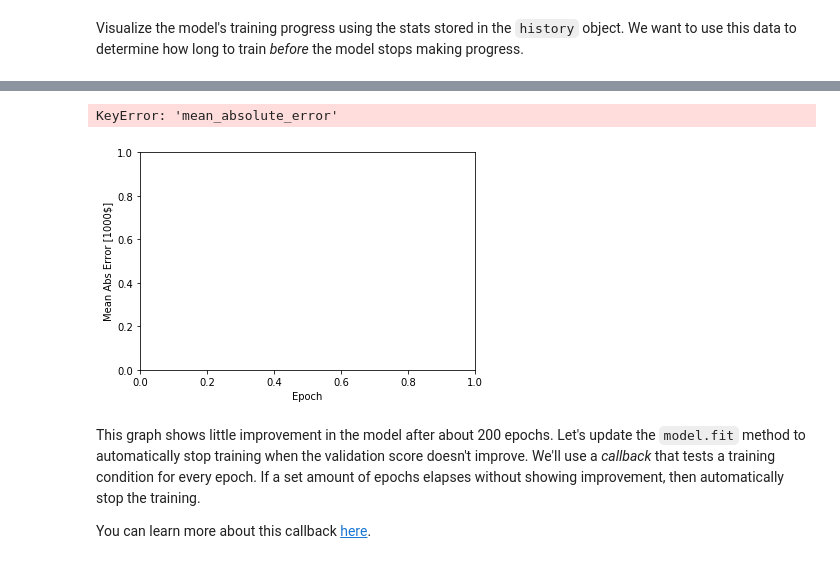
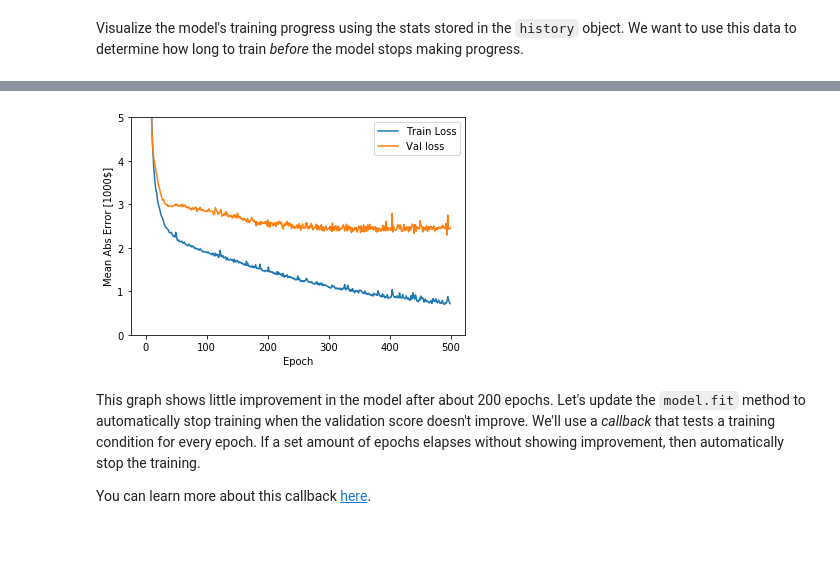
Before and after one commit to schattenklaus/FLIK2020, a Jupyter notebook: Day 1 /3_basic_regression.ipynb, the cells around one changed output, grey strips where cells are left out. Drawn from its saved outputs; the diff is of its cells as text; code cells hidden in the pictures.

```diff
--- a/Day 1 /3_basic_regression.ipynb
+++ b/Day 1 /3_basic_regression.ipynb
@@ -197,19 +177,18 @@ history.history
 # %%
 def plot_history(history):
   plt.figure()
   plt.xlabel('Epoch')
   plt.ylabel('Mean Abs Error [1000$]')
-  plt.plot(history.epoch, np.array(history.history['mean_absolute_error']),
+  plt.plot(history.epoch, np.array(history.history['mae']),
            label='Train Loss')
-  plt.plot(history.epoch, np.array(history.history['val_mean_absolute_error']),
+  plt.plot(history.epoch, np.array(history.history['val_mae']),
            label = 'Val loss')
   plt.legend()
   plt.ylim([0, 5])
 
 plot_history(history)
 # %% [output]
-KeyError: 'mean_absolute_error'
-[figure, old version]
+[figure, new version]
 # %% [markdown]
 This graph shows little improvement in the model after about 200 epochs. Let's update the `model.fit` method to automatically stop training when the validation score doesn't improve. We'll use a *callback* that tests a training condition for  every epoch. If a set amount of epochs elapses without showing improvement, then automatically stop the training.
 
```
Also changed, not shown: parts of 5 cells of this notebook.
